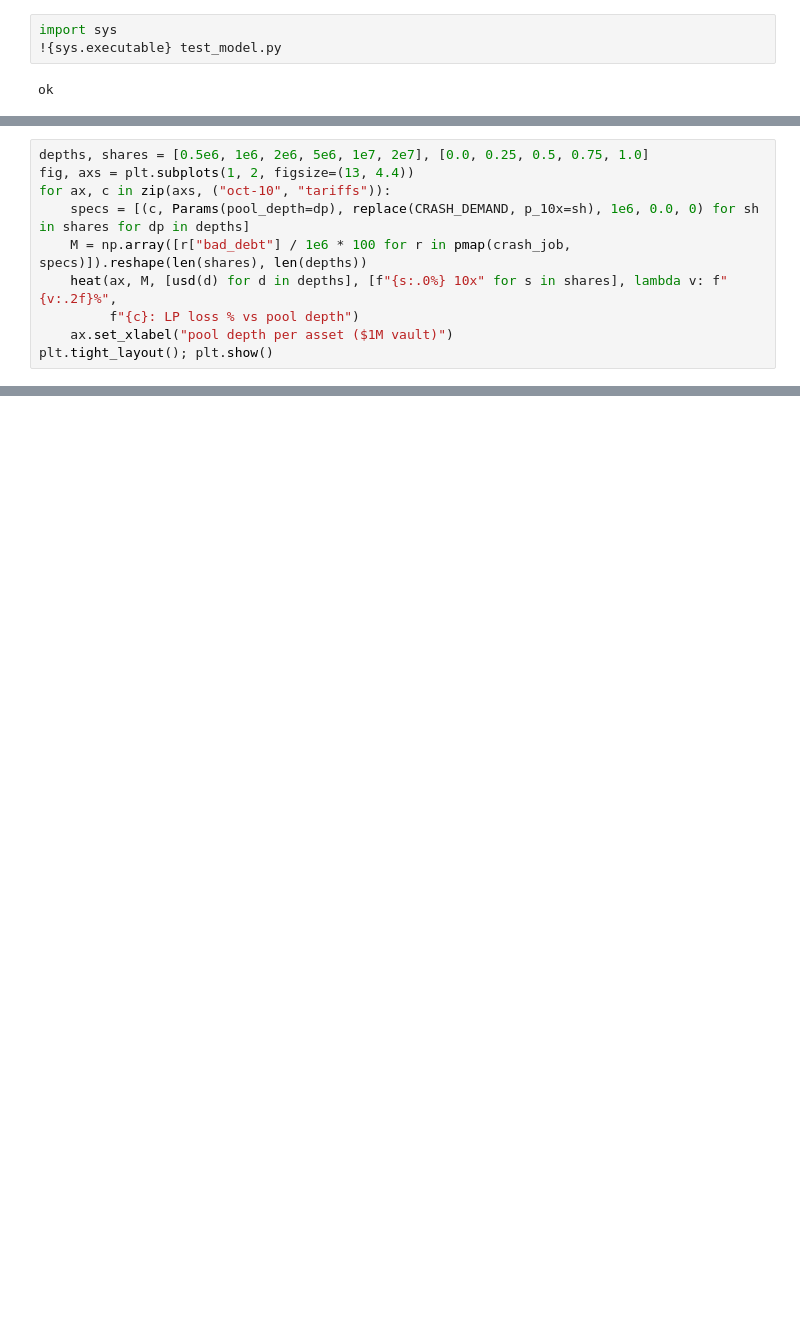
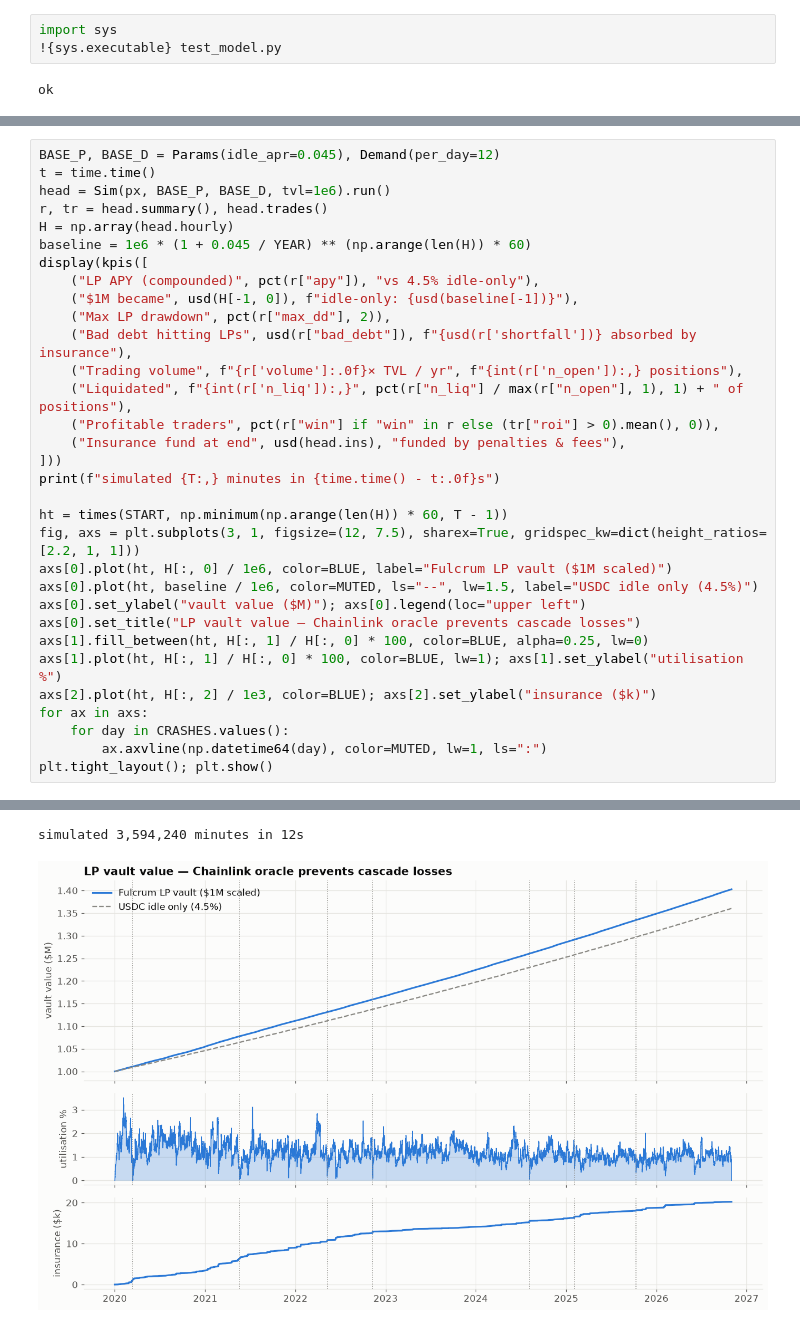
Before and after one commit to Niraj-Kamdar/decentralised-prop-trading, a Jupyter notebook: sim/fulcrum_backtest.ipynb, the cells around one changed output, grey strips where cells are left out. Cells and saved outputs as stored; diff of their text form; blank space fills up the shorter version.

Commit message:
docs(sim): update backtest notebook for trader levels, Chainlink oracle and anti-scalping experiments

```diff
--- a/sim/fulcrum_backtest.ipynb
+++ b/sim/fulcrum_backtest.ipynb
@@ -298,10 +145,0 @@ entry guard is itself a risk control. A mixed book (≤50% at 10x) loses nothing
-# %%
-depths, shares = [0.5e6, 1e6, 2e6, 5e6, 1e7, 2e7], [0.0, 0.25, 0.5, 0.75, 1.0]
-fig, axs = plt.subplots(1, 2, figsize=(13, 4.4))
-for ax, c in zip(axs, ("oct-10", "tariffs")):
-    specs = [(c, Params(pool_depth=dp), replace(CRASH_DEMAND, p_10x=sh), 1e6, 0.0, 0) for sh in shares for dp in depths]
-    M = np.array([r["bad_debt"] / 1e6 * 100 for r in pmap(crash_job, specs)]).reshape(len(shares), len(depths))
-    heat(ax, M, [usd(d) for d in depths], [f"{s:.0%} 10x" for s in shares], lambda v: f"{v:.2f}%",
-         f"{c}: LP loss % vs pool depth")
-    ax.set_xlabel("pool depth per asset ($1M vault)")
-plt.tight_layout(); plt.show()
@@ -797,0 +152,33 @@ Source: `sim/model.py` (engine) · `sim/data.py` (prices) · `sim/hl.py` (Hyperl
+# %%
+BASE_P, BASE_D = Params(idle_apr=0.045), Demand(per_day=12)
+t = time.time()
+head = Sim(px, BASE_P, BASE_D, tvl=1e6).run()
+r, tr = head.summary(), head.trades()
+H = np.array(head.hourly)
+baseline = 1e6 * (1 + 0.045 / YEAR) ** (np.arange(len(H)) * 60)
+display(kpis([
+    ("LP APY (compounded)", pct(r["apy"]), "vs 4.5% idle-only"),
+    ("$1M became", usd(H[-1, 0]), f"idle-only: {usd(baseline[-1])}"),
+    ("Max LP drawdown", pct(r["max_dd"], 2)),
+    ("Bad debt hitting LPs", usd(r["bad_debt"]), f"{usd(r['shortfall'])} absorbed by insurance"),
+    ("Trading volume", f"{r['volume']:.0f}× TVL / yr", f"{int(r['n_open']):,} positions"),
+    ("Liquidated", f"{int(r['n_liq']):,}", pct(r["n_liq"] / max(r["n_open"], 1), 1) + " of positions"),
+    ("Profitable traders", pct(r["win"] if "win" in r else (tr["roi"] > 0).mean(), 0)),
+    ("Insurance fund at end", usd(head.ins), "funded by penalties & fees"),
+]))
+print(f"simulated {T:,} minutes in {time.time() - t:.0f}s")
+
+ht = times(START, np.minimum(np.arange(len(H)) * 60, T - 1))
+fig, axs = plt.subplots(3, 1, figsize=(12, 7.5), sharex=True, gridspec_kw=dict(height_ratios=[2.2, 1, 1]))
+axs[0].plot(ht, H[:, 0] / 1e6, color=BLUE, label="Fulcrum LP vault ($1M scaled)")
+axs[0].plot(ht, baseline / 1e6, color=MUTED, ls="--", lw=1.5, label="USDC idle only (4.5%)")
+axs[0].set_ylabel("vault value ($M)"); axs[0].legend(loc="upper left")
+axs[0].set_title("LP vault value — Chainlink oracle prevents cascade losses")
+axs[1].fill_between(ht, H[:, 1] / H[:, 0] * 100, color=BLUE, alpha=0.25, lw=0)
+axs[1].plot(ht, H[:, 1] / H[:, 0] * 100, color=BLUE, lw=1); axs[1].set_ylabel("utilisation %")
+axs[2].plot(ht, H[:, 2] / 1e3, color=BLUE); axs[2].set_ylabel("insurance ($k)")
+for ax in axs:
+    for day in CRASHES.values():
+        ax.axvline(np.datetime64(day), color=MUTED, lw=1, ls=":")
+plt.tight_layout(); plt.show()
+# %% [output]
@@ -797,0 +202,2 @@ Source: `sim/model.py` (engine) · `sim/data.py` (prices) · `sim/hl.py` (Hyperl
+simulated 3,594,240 minutes in 12s
+[figure, added]
```
Also changed, not shown: parts of 52 cells of this notebook, 1 other file.
